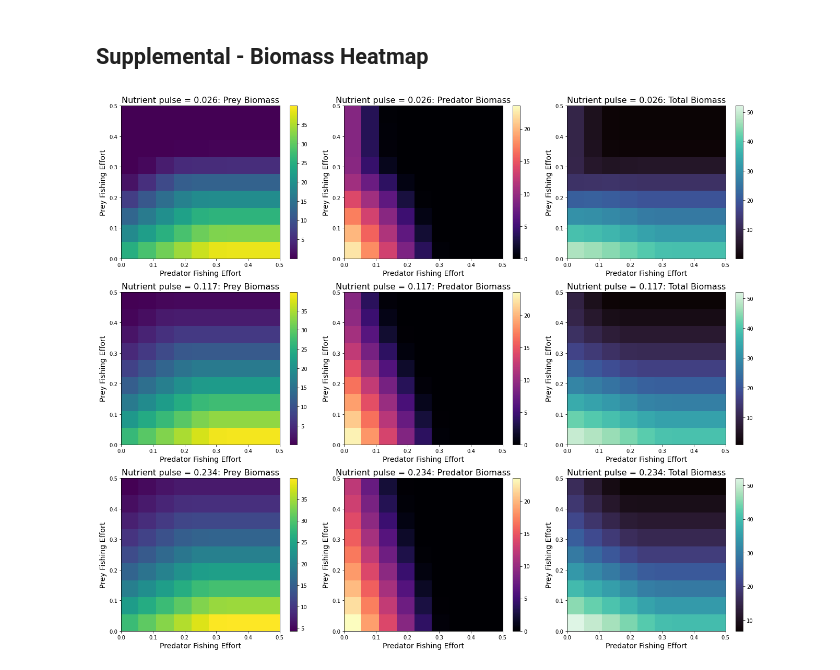
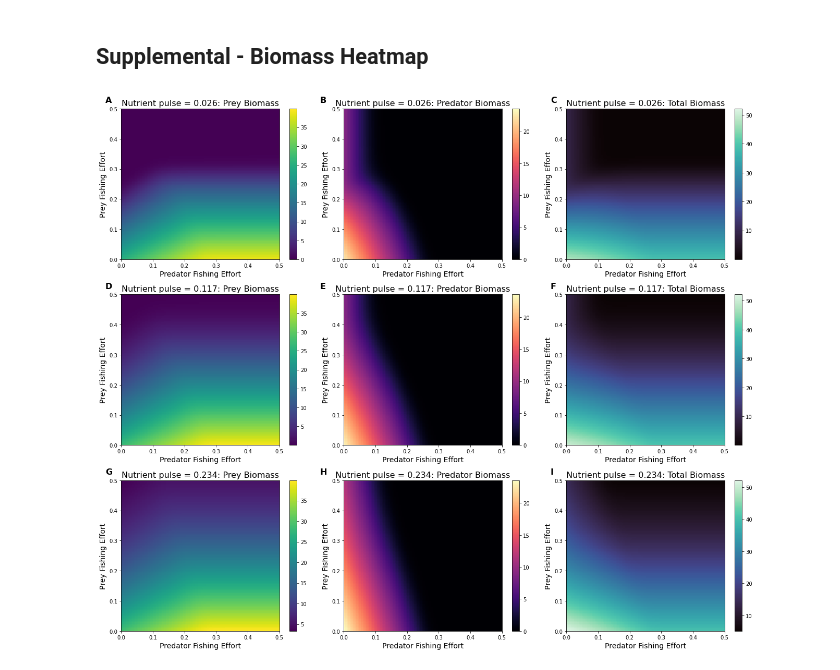
Before and after one commit to ainnesgold/kbay_estuary_model, a Jupyter notebook: supermodel_python_section_2_and_supplemental.ipynb, the cells around one changed output. Drawn from its saved outputs; the diff is of its cells as text; code cells hidden in the pictures.

```diff
--- a/supermodel_python_section_2_and_supplemental.ipynb
+++ b/supermodel_python_section_2_and_supplemental.ipynb
@@ -377,0 +384,30 @@ plt.show()
+# %%
+# Plot the results outside the loop
+fig, axes = plt.subplots(nrows=len(N_pulse_values), ncols=3, figsize=(18, 5 * len(N_pulse_values)))
+
+for idx, N_pulse in enumerate(N_pulse_values):
+    ax0, ax1, ax2 = axes[idx]
+
+    im = ax0.pcolormesh(E_P_array, E_H_array, heatmap_harvest_H[idx]*365, cmap=plt.cm.get_cmap('viridis'), shading='auto', vmax = max_H*365)
+    fig.colorbar(im, ax=ax0, orientation="vertical", pad=0.05)
+    ax0.set_title(f"Nutrient pulse = {N_pulse}: Prey Harvest", fontsize = 16)
+    ax0.set_ylabel("Prey Fishing Effort", fontsize = 14)
+    ax0.set_xlabel("Predator Fishing Effort", fontsize = 14)
+    ax0.text(-0.1, 1.04, letters[3*idx], transform=ax0.transAxes, fontweight='bold', fontsize=16)
+
+    im = ax1.pcolormesh(E_P_array, E_H_array, heatmap_harvest_P[idx]*365, cmap=plt.cm.get_cmap('magma'), shading='auto', vmax = max_P*365)
+    fig.colorbar(im, ax=ax1, orientation="vertical", pad=0.05)
+    ax1.set_title(f"Nutrient pulse = {N_pulse}: Predator Harvest", fontsize = 16)
+    ax1.set_ylabel("Prey Fishing Effort", fontsize = 14)
+    ax1.set_xlabel("Predator Fishing Effort", fontsize = 14)
+    ax1.text(-0.15, 1.04, letters[3*idx + 1], transform=ax1.transAxes, fontweight='bold', fontsize=16)
+
+    im = ax2.pcolormesh(E_P_array, E_H_array, heatmap_harvest_T[idx]*365, cmap=plt.cm.get_cmap('mako'), shading='auto', vmax = max_T*365)
+    fig.colorbar(im, ax=ax2, orientation="vertical", pad=0.05)
+    ax2.set_title(f"Nutrient pulse = {N_pulse}: Total Harvest", fontsize = 16)
+    ax2.set_ylabel("Prey Fishing Effort", fontsize = 14)
+    ax2.set_xlabel("Predator Fishing Effort", fontsize = 14)
+    ax2.text(-0.1, 1.04, letters[3*idx + 2], transform=ax2.transAxes, fontweight='bold', fontsize=16)
+
+plt.tight_layout()
+plt.show()
@@ -381,7 +419,7 @@ plt.show()
 # Define parameters
 parameters_dict = default_params()
 N_pulse_values = [0.026, 0.117, 0.234]
-size = 10
+size = 100
 heatmap_H = np.zeros((len(N_pulse_values), size, size))
 heatmap_P = np.zeros((len(N_pulse_values), size, size))
 heatmap_T = np.zeros((len(N_pulse_values), size, size))
@@ -412,37 +450,43 @@ max_H = np.max(heatmap_H)
 max_P = np.max(heatmap_P)
 max_T = np.max(heatmap_T)
 
+# Define letters for panels
+letters = ['A', 'B', 'C', 'D', 'E', 'F', 'G', 'H', 'I']
+
 # Plot the results outside the loop
 fig, axes = plt.subplots(nrows=len(N_pulse_values), ncols=3, figsize=(18, 5 * len(N_pulse_values)))
 
 for idx, N_pulse in enumerate(N_pulse_values):
     ax0, ax1, ax2 = axes[idx]
 
     im = ax0.pcolormesh(E_P_array, E_H_array, heatmap_H[idx], cmap=plt.cm.get_cmap('viridis'), shading='auto', vmax = max_H)
     fig.colorbar(im, ax=ax0, orientation="vertical", pad=0.05)
     ax0.set_title(f"Nutrient pulse = {N_pulse}: Prey Biomass", fontsize = 16)
     ax0.set_ylabel("Prey Fishing Effort", fontsize = 14)
     ax0.set_xlabel("Predator Fishing Effort", fontsize = 14)
+    ax0.text(-0.1, 1.04, letters[3*idx], transform=ax0.transAxes, fontweight='bold', fontsize=16)
 
     im = ax1.pcolormesh(E_P_array, E_H_array, heatmap_P[idx], cmap=plt.cm.get_cmap('magma'), shading='auto', vmax = max_P)
     fig.colorbar(im, ax=ax1, orientation="vertical", pad=0.05)
     ax1.set_title(f"Nutrient pulse = {N_pulse}: Predator Biomass", fontsize = 16)
     ax1.set_ylabel("Prey Fishing Effort", fontsize = 14)
     ax1.set_xlabel("Predator Fishing Effort", fontsize = 14)
+    ax1.text(-0.15, 1.04, letters[3*idx + 1], transform=ax1.transAxes, fontweight='bold', fontsize=16)
 
     im = ax2.pcolormesh(E_P_array, E_H_array, heatmap_T[idx], cmap=plt.cm.get_cmap('mako'), shading='auto', vmax = max_T)
     fig.colorbar(im, ax=ax2, orientation="vertical", pad=0.05)
     ax2.set_title(f"Nutrient pulse = {N_pulse}: Total Biomass", fontsize = 16)
     ax2.set_ylabel("Prey Fishing Effort", fontsize = 14)
     ax2.set_xlabel("Predator Fishing Effort", fontsize = 14)
+    ax2.text(-0.1, 1.04, letters[3*idx + 2], transform=ax2.transAxes, fontweight='bold', fontsize=16)
 
 plt.tight_layout()
 
 #plt.savefig("figs/N_pulse_heatmap_biomasses.jpg",
             #format='jpeg',
             #dpi=300,
             #bbox_inches='tight')
 
 plt.show()
 # %% [output]
-[figure, old version]
+[figure, new version]
```
Also changed, not shown: parts of 2 cells of this notebook, 1 other file.
